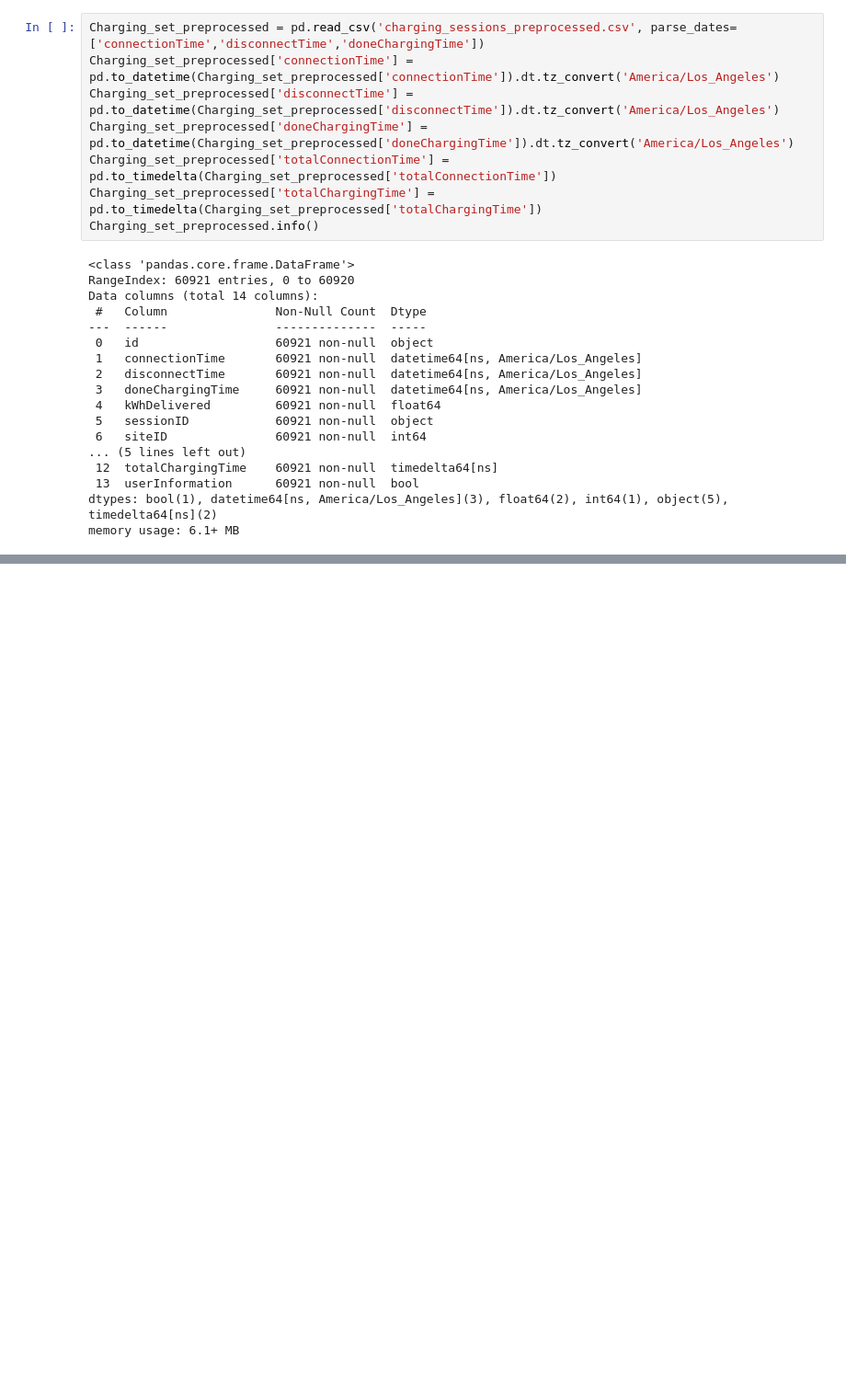
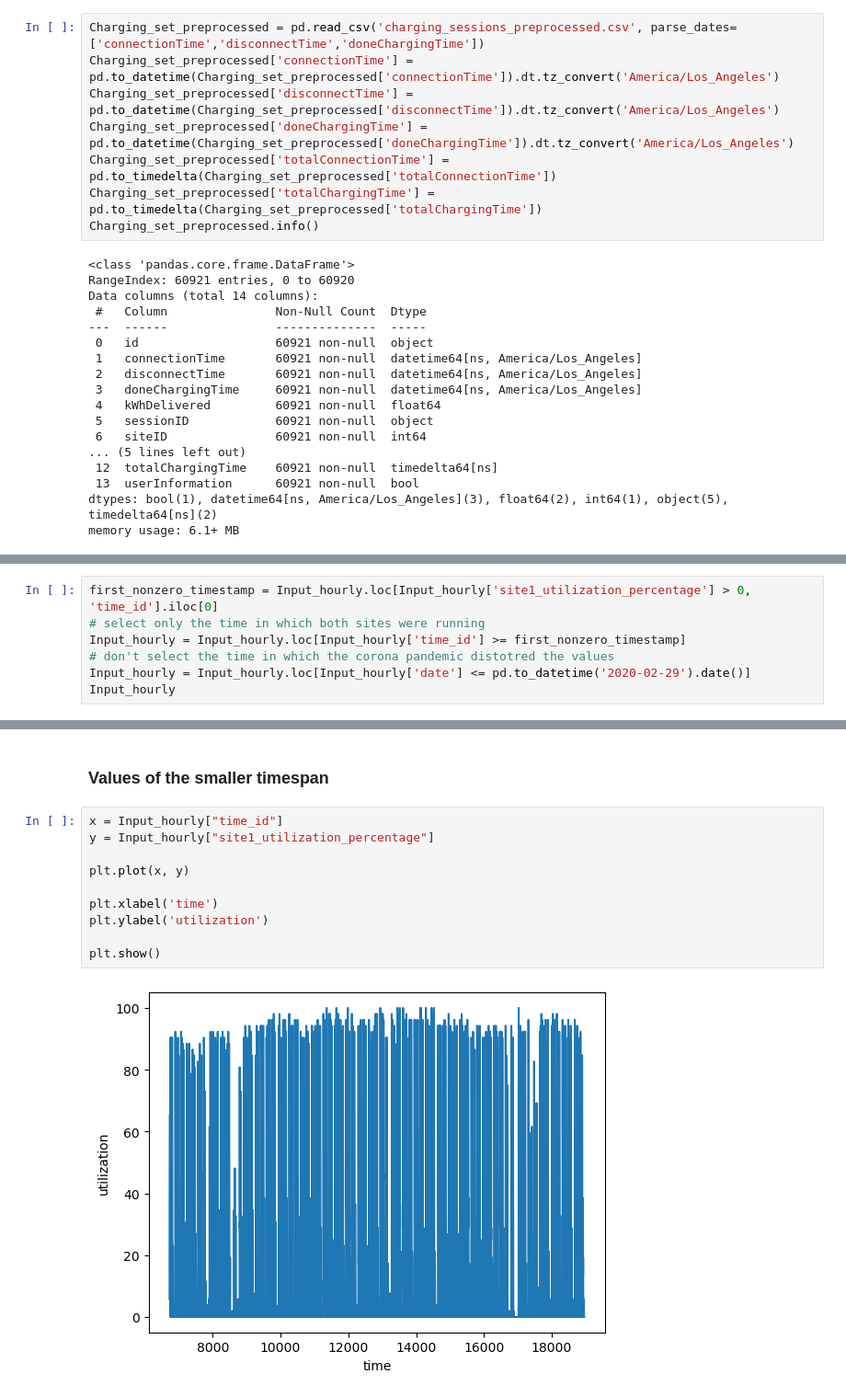
Before and after one commit to linusslange/AnalyticsAndApplications, a Jupyter notebook: UtilizationPredictionPreprocessing.ipynb, the cells around one changed output, grey strips where cells are left out. Shown at 92% size. Cells and saved outputs as stored; diff of their text form; blank space fills up the shorter version.

```diff
--- a/UtilizationPredictionPreprocessing.ipynb
+++ b/UtilizationPredictionPreprocessing.ipynb
@@ -227,0 +273,7 @@ memory usage: 1.7+ MB
+# %%
+first_nonzero_timestamp = Input_hourly.loc[Input_hourly['site1_utilization_percentage'] > 0, 'time_id'].iloc[0]
+# select only the time in which both sites were running
+Input_hourly = Input_hourly.loc[Input_hourly['time_id'] >= first_nonzero_timestamp]
+# don't select the time in which the corona pandemic distotred the values
+Input_hourly = Input_hourly.loc[Input_hourly['date'] <= pd.to_datetime('2020-02-29').date()]
+Input_hourly
@@ -227,0 +294,14 @@ memory usage: 1.7+ MB
+# %% [markdown]
+### Values of the smaller timespan
+# %%
+x = Input_hourly["time_id"]
+y = Input_hourly["site1_utilization_percentage"]
+
+plt.plot(x, y)
+
+plt.xlabel('time')
+plt.ylabel('utilization')
+
+plt.show()
+# %% [output]
+[figure, added]
```
Also changed, not shown: parts of 15 cells of this notebook, 1 other file.
